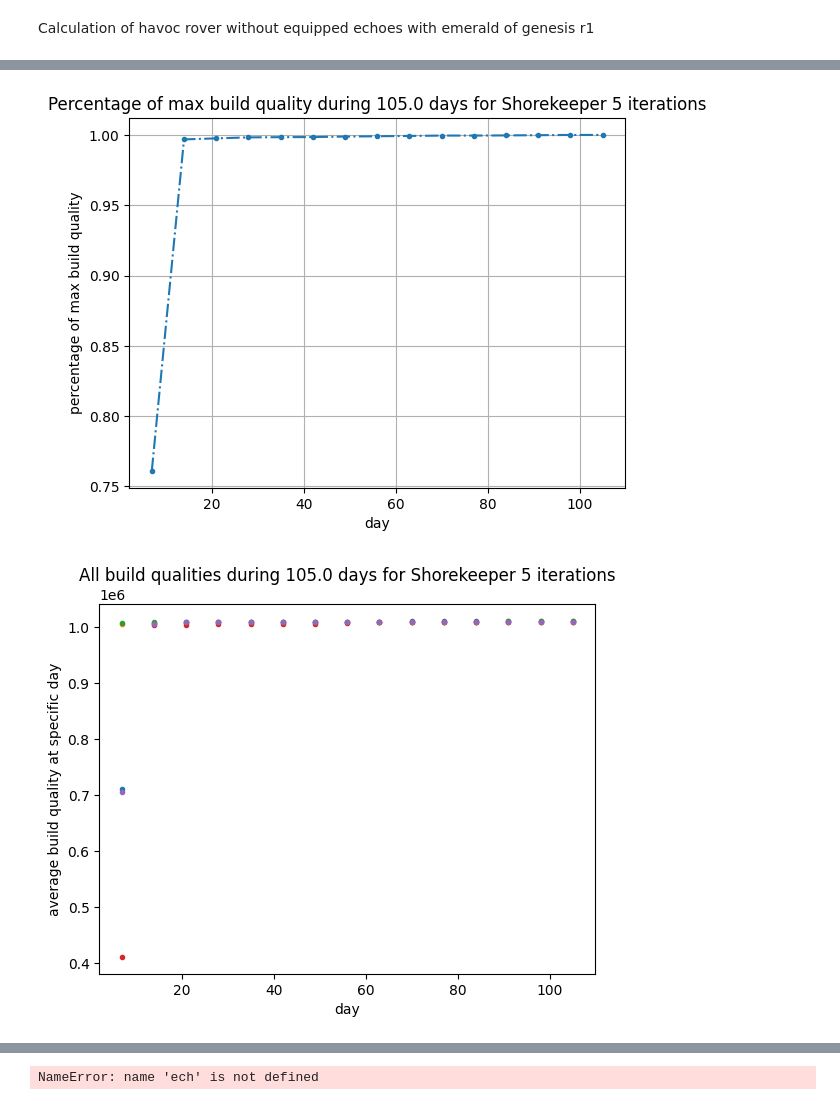
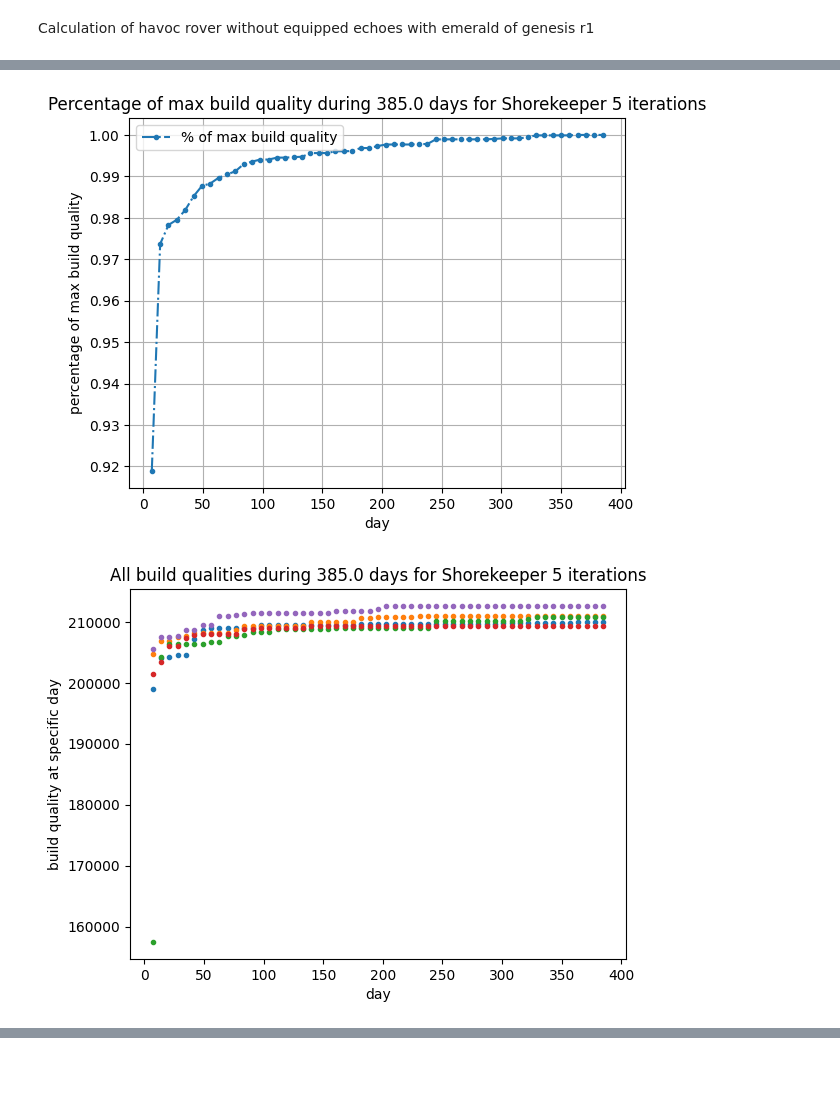
Before and after one commit to Devastator-dev/echoes_public, a Jupyter notebook: calculations_and_graphs.ipynb, the cells around one changed output, grey strips where cells are left out. Drawn from its saved outputs; the diff is of its cells as text; code cells hidden in the pictures; blank space fills up the shorter version.

```diff
--- a/calculations_and_graphs.ipynb
+++ b/calculations_and_graphs.ipynb
@@ -12,9 +12,8 @@ import matplotlib.pyplot as plt
 import cProfile as cp
 import characters as char
 # %%
-
-
-average_damages_through_days,percentages_of_max,list_of_days=addfun.simulate_echo_farming(15,5,char.Shorekeeper,
-                                                            ech.field_set_mr_rg,ech.set_rg,ech.desired_mainstats_list_shore,dmgfun.calculate_shorekeeper_build_quality,is_support=True,save_plots=True,print_character=True)
+average_damages_through_days,percentages_of_max,list_of_days=addfun.simulate_echo_farming(55,5,char.Shorekeeper,
+                                                            ech.field_set_mr_rg,ech.set_rg,ech.desired_mainstats_list_shore,
+                                                            dmgfun.calculate_shorekeeper_build_quality,is_support=True,save_plots=True)
 # %% [output]
 0.0 %  done
@@ -38,2 +37,2 @@ Estimated days to get that tuners:  154.9
-[figure, old version]
+[figure, new version]
-[figure, old version]
+[figure, new version]
@@ -41,34 +40,0 @@ Estimated days to get that tuners:  154.9
-# %%
-
-"""'Rover_Havoc=ech.Character(ech.set_sse,10825,413,1259,125,5,150,ech.weapon_emerald_of_genesis,'Havoc Rover',ech.main_ha_dmg,0,12,12)
-Rover_Havoc._apply_weapon_conditional_bonuses()
-damage=[]
-
-Rover_Havoc._total_attack+=(94/100)*Rover_Havoc._base_atk
-Rover_Havoc._total_cd+=149
-Rover_Havoc._total_cr+=52.5
-Rover_Havoc._total_attack+=700
-Rover_Havoc._ult_dmg+=58
-Rover_Havoc._total_elem_dmg=112
-
-Rover_Havoc.print_character_stats()
-
-for i in range(1000):
-    damage.append(dmgfun.calculate_hrover_combo_damage(Rover_Havoc))
-
-print(damage)
-
-fig,ax=plt.subplots()
-ax.hist(damage,bins=30)
-ax.set(title='Number of occurances of specific damage with max stats, 1000 tries',xlabel='damage',ylabel='number of occurances')
-plt.savefig('Output/Graphs/max damage.png',format='png')
-
-fig,ax=plt.subplots()
-ax.plot(np.cumsum(list_of_days),average_damages_through_days,'.')
-titstr='Damage during '+str(np.sum(list_of_days))+' days with max theoretical damage and its average for reference, hrover'
-ax.set(title=titstr,xlabel='day',ylabel='damage')
-ax.plot(10,max(damage),'ro')
-ax.plot(10,np.mean(damage),'mo')
-plt.savefig('Output/Graphs/'+titstr+'.png')"""
-# %% [output]
-NameError: name 'ech' is not defined
```
Also changed, not shown: parts of 4 cells of this notebook, 3 other files.
